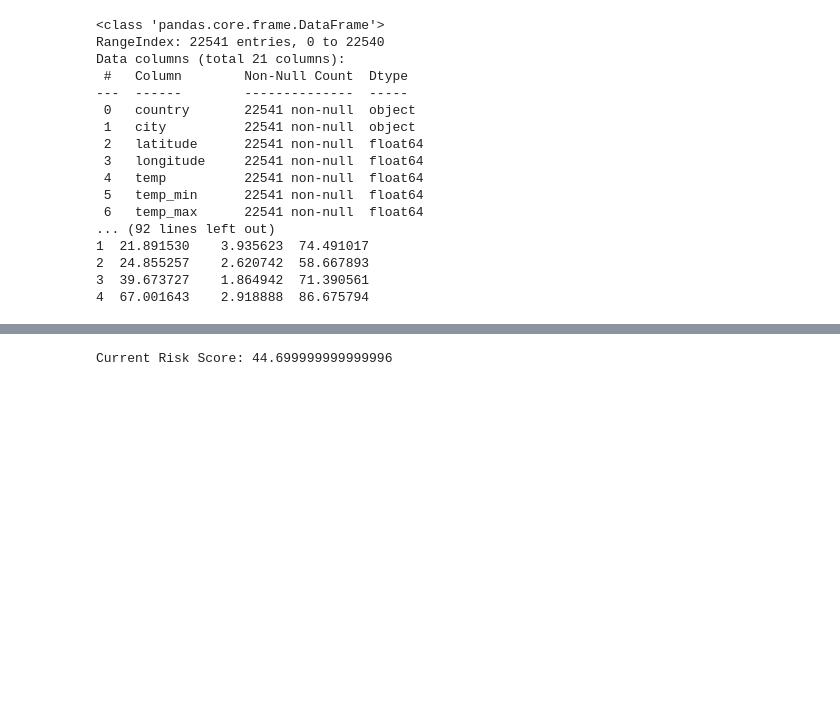
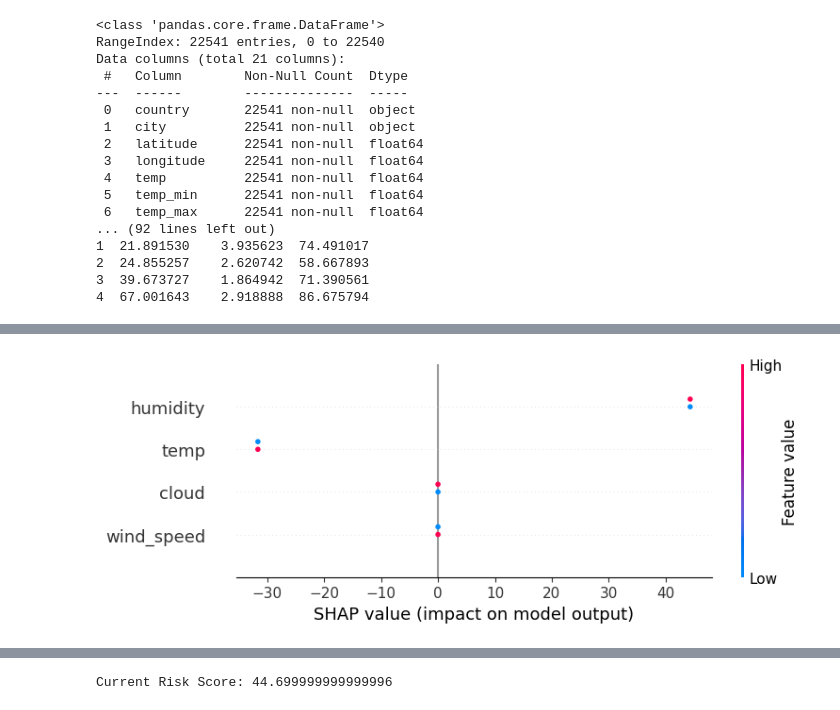
Before and after one commit to oluwafemidiakhoa/Mindserach, a Jupyter notebook: Weather_RoadNg.ipynb, the cells around one changed output, grey strips where cells are left out. Saved outputs shown, nothing was run; the diff lists cells and outputs as text; code cells hidden in the pictures; blank space fills up the shorter version.

```diff
--- a/Weather_RoadNg.ipynb
+++ b/Weather_RoadNg.ipynb
@@ -119,0 +153,11 @@ R2 Score: -826.4634400000001
+# %%
+import shap
+
+# Step 1: Create SHAP explainer for XGBoost
+explainer = shap.Explainer(xgb_model)
+shap_values = explainer(X_test)
+
+# Step 2: Plot SHAP summary to explain model predictions
+shap.summary_plot(shap_values, X_test, feature_names=X.columns)
+# %% [output]
+[figure, added]
```
Also changed, not shown: parts of 18 cells of this notebook.
